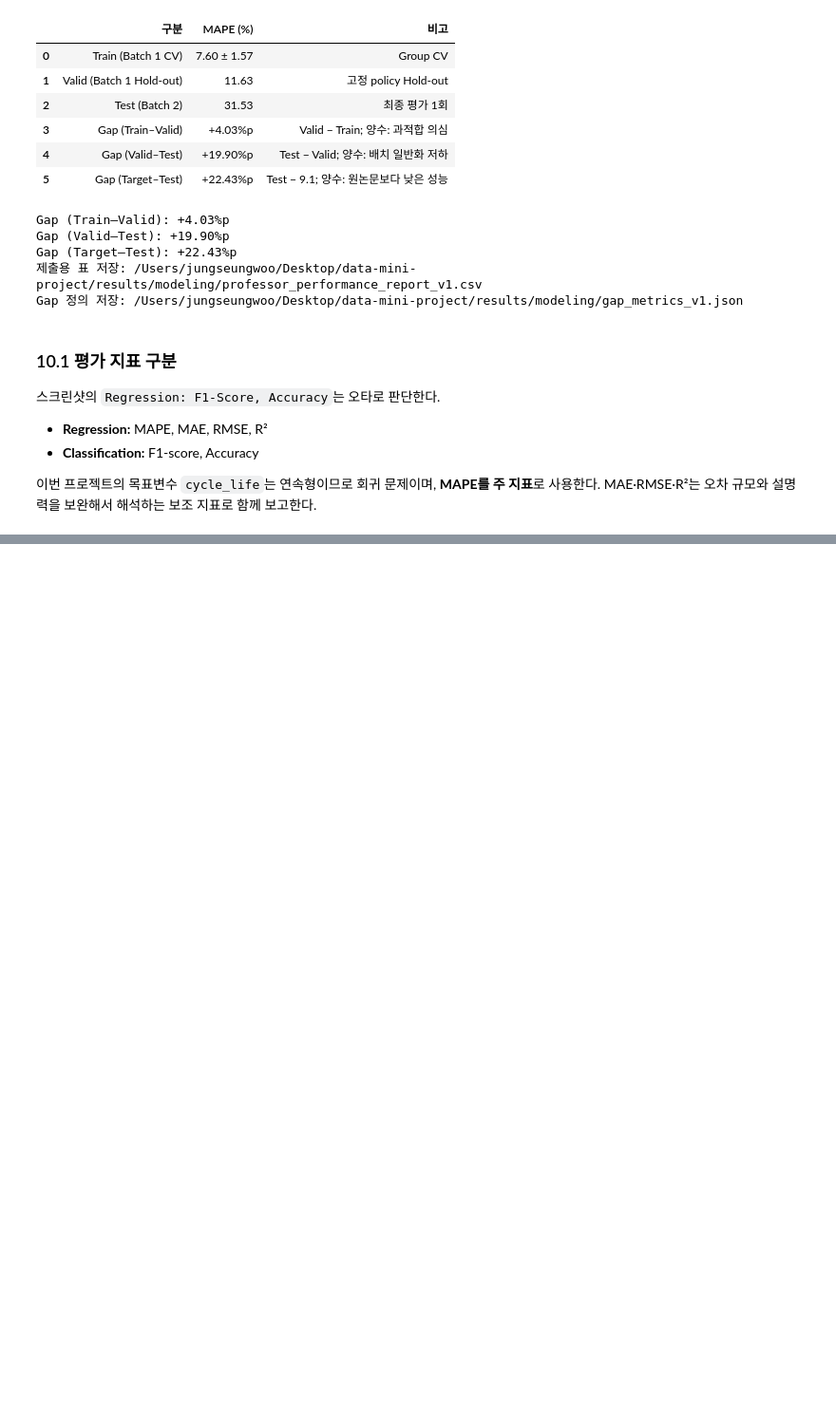
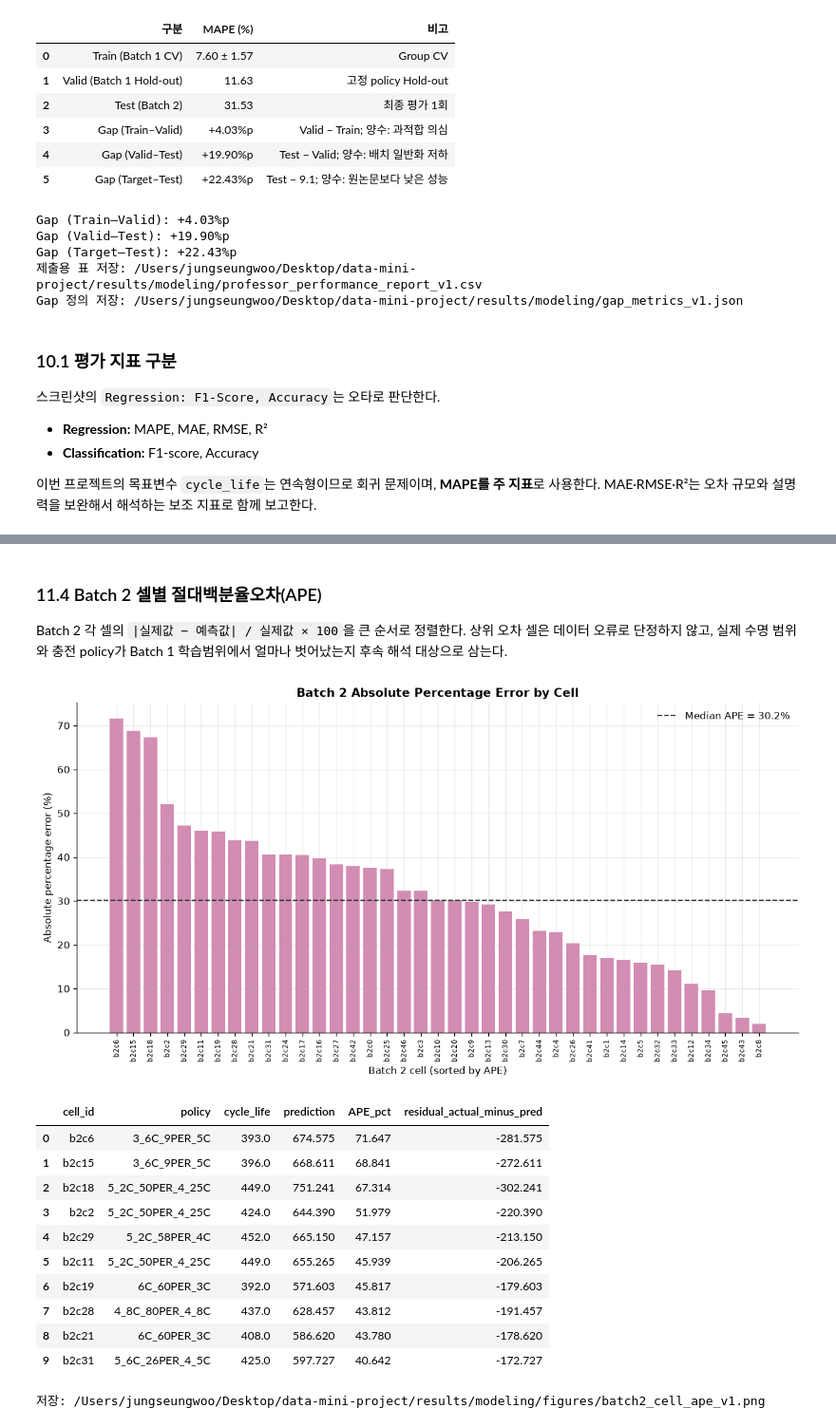
Before and after one commit to jihoo1018/data-mini-project, a Jupyter notebook: notebooks/02_MODEL_V1.ipynb, the cells around one changed output, grey strips where cells are left out. Shown at 95% size. Cells and saved outputs as stored; diff of their text form; code cells hidden in the pictures; blank space fills up the shorter version.

```diff
--- a/notebooks/02_MODEL_V1.ipynb
+++ b/notebooks/02_MODEL_V1.ipynb
@@ -2657,0 +2953,70 @@ Gap 정의 저장: /Users/jungseungwoo/Desktop/data-mini-project/results/modelin
+# %% [markdown]
+### 11.4 Batch 2 셀별 절대백분율오차(APE)
+
+Batch 2 각 셀의 `|실제값 − 예측값| / 실제값 × 100`을 큰 순서로 정렬한다. 상위 오차 셀은 데이터 오류로 단정하지 않고, 실제 수명 범위와 충전 policy가 Batch 1 학습범위에서 얼마나 벗어났는지 후속 해석 대상으로 삼는다.
+# %%
+batch2_ape = batch2_predictions[
+    ["cell_id", "policy", TARGET_COLUMN, "prediction"]
+].copy()
+batch2_ape["APE_pct"] = (
+    (batch2_ape[TARGET_COLUMN] - batch2_ape["prediction"]).abs()
+    / batch2_ape[TARGET_COLUMN]
+    * 100
+)
+batch2_ape["residual_actual_minus_pred"] = (
+    batch2_ape[TARGET_COLUMN] - batch2_ape["prediction"]
+)
+batch2_ape = batch2_ape.sort_values(
+    "APE_pct",
+    ascending=False,
+).reset_index(drop=True)
+
+fig, ax = plt.subplots(figsize=(11.0, 5.8))
+x_positions = np.arange(len(batch2_ape))
+ax.bar(
+    x_positions,
+    batch2_ape["APE_pct"],
+    color=PLOT_COLORS["ape"],
+    edgecolor="none",
+    alpha=0.86,
+)
+ax.axhline(
+    batch2_ape["APE_pct"].median(),
+    color=PLOT_COLORS["reference"],
+    linestyle="--",
+    linewidth=1.3,
+    label=(
+        f"Median APE = "
+        f"{batch2_ape['APE_pct'].median():.1f}%"
+    ),
+)
+ax.set_title("Batch 2 Absolute Percentage Error by Cell")
+ax.set_xlabel("Batch 2 cell (sorted by APE)")
+ax.set_ylabel("Absolute percentage error (%)")
+ax.set_xticks(x_positions)
+ax.set_xticklabels(
+    batch2_ape["cell_id"],
+    rotation=90,
+    fontsize=7,
+)
+ax.legend(frameon=False)
+fig.tight_layout()
+fig.savefig(BATCH2_APE_FIGURE_PATH, bbox_inches="tight")
+plt.show()
+
+display(batch2_ape.head(10).round(3))
+print(f"저장: {BATCH2_APE_FIGURE_PATH}")
+# %% [output]
+[figure, added]
+|  | cell_id | policy | cycle_life | prediction | APE_pct | residual_actual_minus_pred |
+| 0 | b2c6 | 3_6C_9PER_5C | 393.0 | 674.575 | 71.647 | -281.575 |
+| 1 | b2c15 | 3_6C_9PER_5C | 396.0 | 668.611 | 68.841 | -272.611 |
+| 2 | b2c18 | 5_2C_50PER_4_25C | 449.0 | 751.241 | 67.314 | -302.241 |
+| 3 | b2c2 | 5_2C_50PER_4_25C | 424.0 | 644.390 | 51.979 | -220.390 |
+| 4 | b2c29 | 5_2C_58PER_4C | 452.0 | 665.150 | 47.157 | -213.150 |
+| 5 | b2c11 | 5_2C_50PER_4_25C | 449.0 | 655.265 | 45.939 | -206.265 |
+| 6 | b2c19 | 6C_60PER_3C | 392.0 | 571.603 | 45.817 | -179.603 |
+| 7 | b2c28 | 4_8C_80PER_4_8C | 437.0 | 628.457 | 43.812 | -191.457 |
+| 8 | b2c21 | 6C_60PER_3C | 408.0 | 586.620 | 43.780 | -178.620 |
+| 9 | b2c31 | 5_6C_26PER_4_5C | 425.0 | 597.727 | 40.642 | -172.727 |
+저장: /Users/jungseungwoo/Desktop/data-mini-project/results/modeling/figures/batch2_cell_ape_v1.png
```
Also changed, not shown: parts of 11 cells of this notebook, 5 other files.
